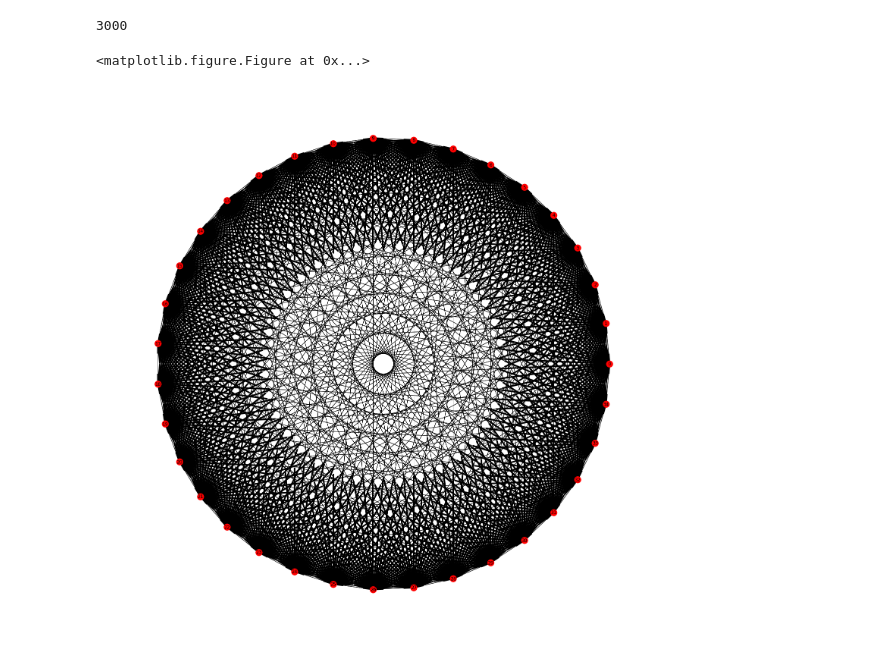
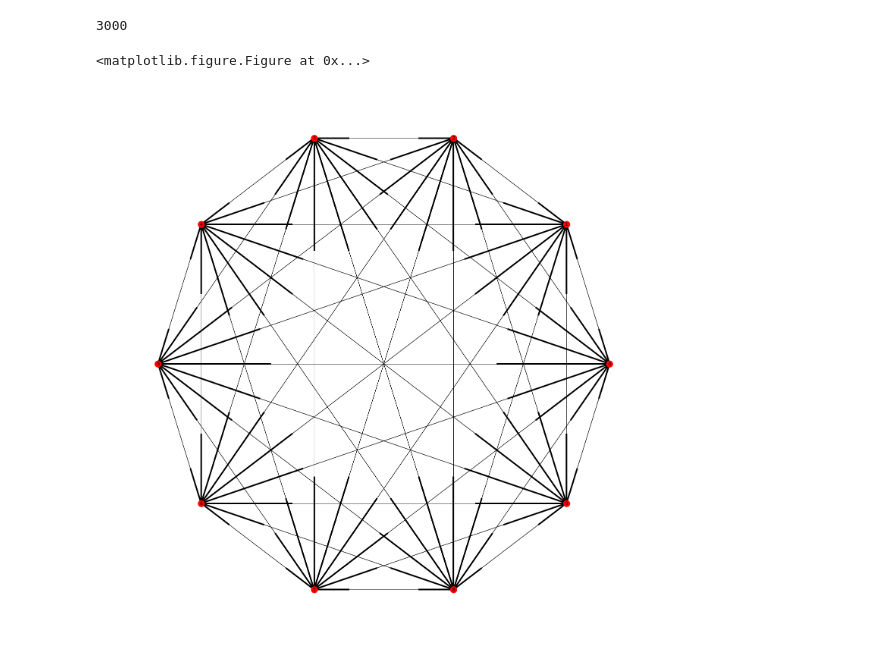
Before and after one commit to ABorgna/metnum, a Jupyter notebook: tp1/src/exp/exp_grafos_hack.ipynb, the cells around one changed output. Saved outputs shown, nothing was run; the diff lists cells and outputs as text; code cells hidden in the pictures.

```diff
--- a/tp1/src/exp/exp_grafos_hack.ipynb
+++ b/tp1/src/exp/exp_grafos_hack.ipynb
@@ -243,7 +257,7 @@ len(matriz_fija[2030])
 # %% [output]
 3000
 # %%
-imprimir(generar_grafo_random_de_densidad( , 1))
+imprimir(generar_grafo_random_de_densidad(10 , 1), 'img/prueba.png')
 # %% [output]
 <matplotlib.figure.Figure at 0x...>
-[figure, old version]
+[figure, new version]
```
Also changed, not shown: parts of 3 cells of this notebook.
